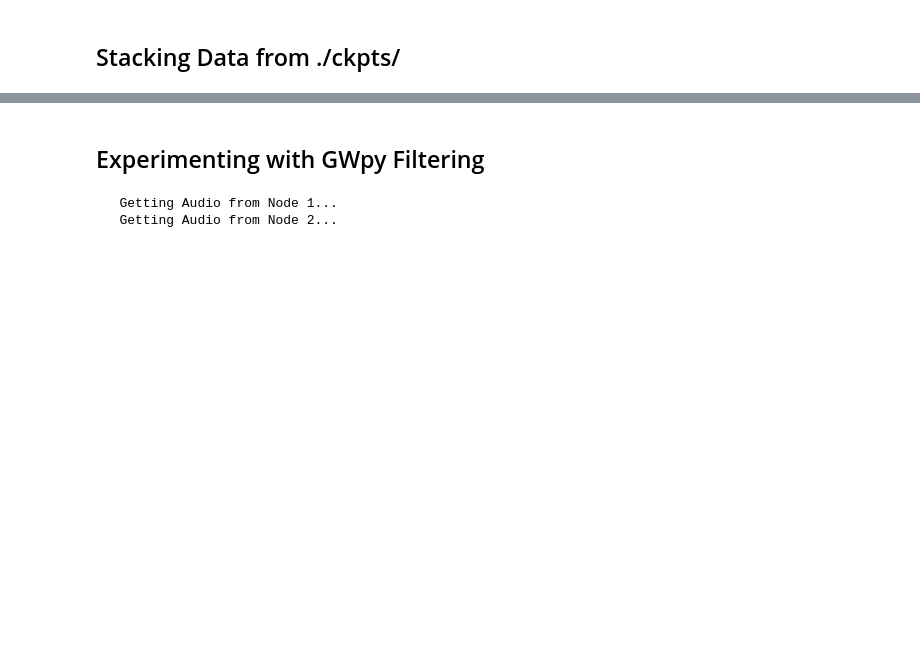
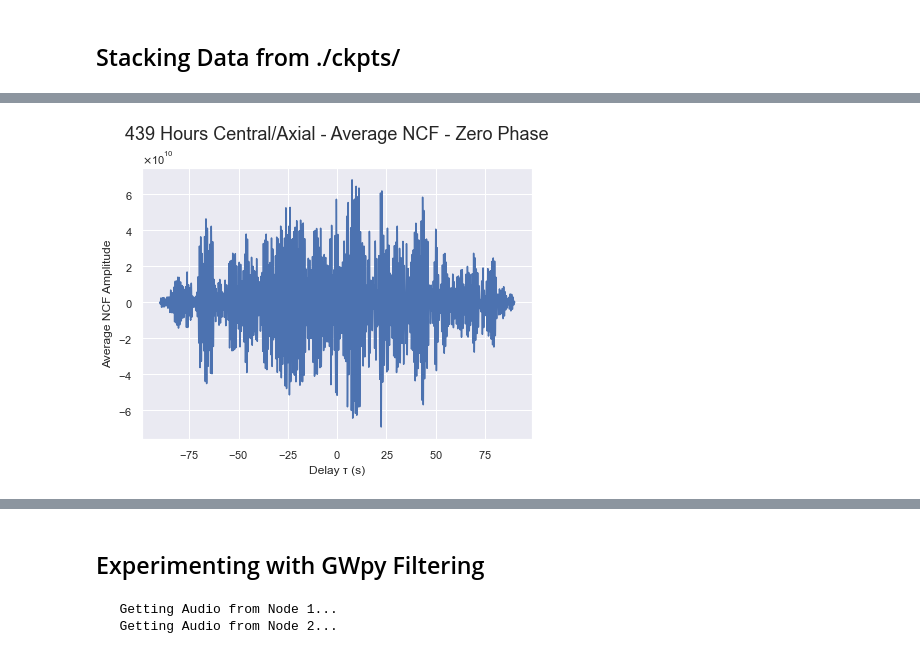
Before and after one commit to John-Ragland/Noise_Interferometry, a Jupyter notebook: Noise_Interferometry.ipynb, the cells around one changed output, grey strips where cells are left out. Drawn from its saved outputs; the diff is of its cells as text; code cells hidden in the pictures; blank space fills up the shorter version.

```diff
--- a/Noise_Interferometry.ipynb
+++ b/Noise_Interferometry.ipynb
@@ -227,0 +248,23 @@ fig.write_html('xcorr_SlopeBase.html')
+# %%
+#USES BELOW FUNCTION ith_NCF
+dir_name = 'ckpts_4'
+
+xcorr = ith_NCF(dir_name,500)
+
+dt = 1/200
+t = np.arange(-xcorr.shape[0]*dt/2,xcorr.shape[0]*dt/2,dt)
+
+sns.set()
+f1 = plt.figure(figsize=(7,5))
+plt.plot(t, xcorr)
+plt.title('439 Hours Central/Axial - Average NCF - Zero Phase',fontsize=18, y=1.08)
+
+plt.xlabel('Delay τ (s)')
+plt.ylabel('Average NCF Amplitude')
+
+#plt.plot([-18.2, -18.2],[-2e+11, 2e+11],'g--')
+#plt.plot([18.2, 18.2],[-2e+11, 2e+11],'g--')
+#plt.ylim([-7e+10,7e+10])
+f1.savefig('439_hours_Central_Axial_avg_zero_phase.png',dpi=500)
+# %% [output]
+[figure, added]
```
Also changed, not shown: parts of 11 cells of this notebook, 3 other files.
